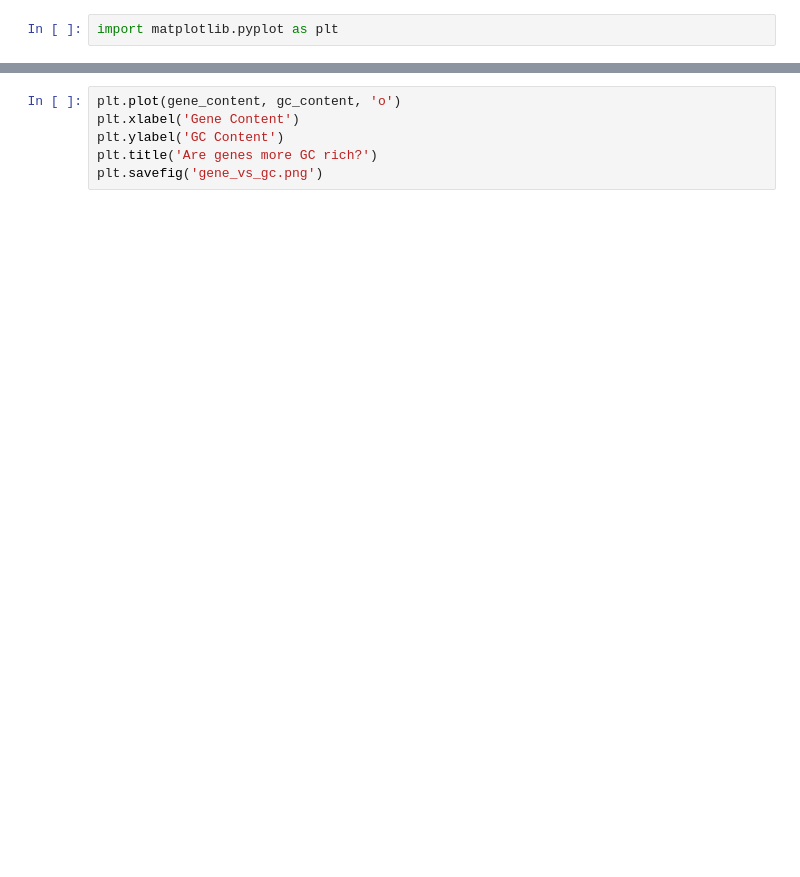
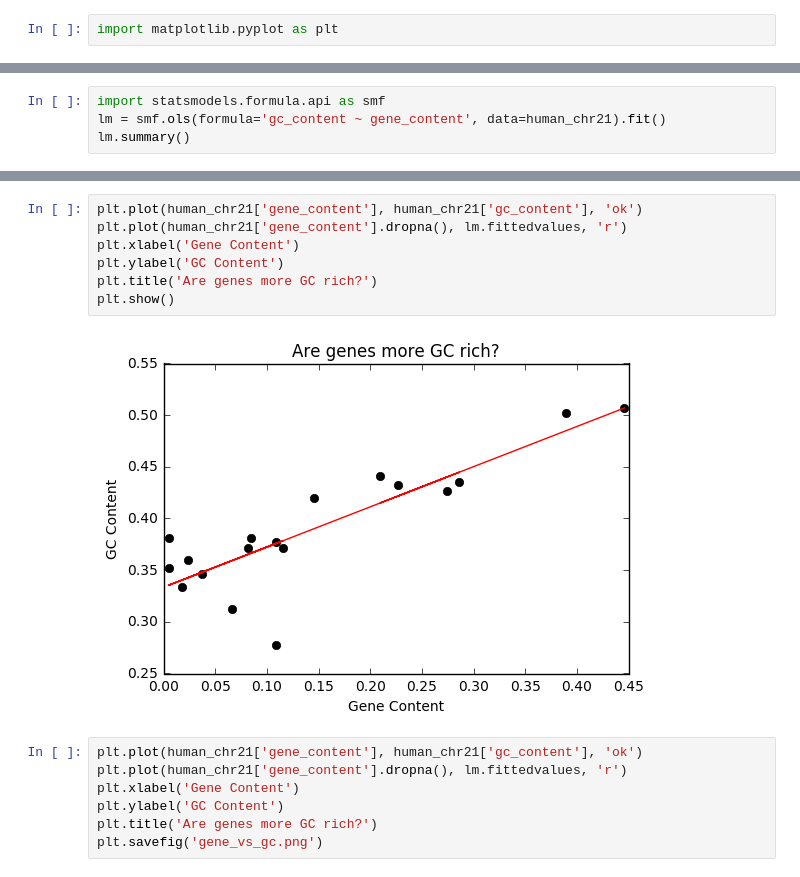
Before and after one commit to AnnaWilliford/2016-12-09-ucsf_Python, a Jupyter notebook: workshop/01_day/01_am/code/day1_python_intro.ipynb, the cells around one changed output, grey strips where cells are left out. Cells and saved outputs as stored; diff of their text form; blank space fills up the shorter version.

```diff
--- a/workshop/01_day/01_am/code/day1_python_intro.ipynb
+++ b/workshop/01_day/01_am/code/day1_python_intro.ipynb
@@ -335,3 +335,7 @@ plt.title('Are genes more GC rich?')
 plt.show()
 # %% [output]
 [figure]
+# %%
+import statsmodels.formula.api as smf
+lm = smf.ols(formula='gc_content ~ gene_content', data=human_chr21).fit()
+lm.summary()
@@ -338,5 +360,15 @@ plt.show()
+# %%
+plt.plot(human_chr21['gene_content'], human_chr21['gc_content'], 'ok')
+plt.plot(human_chr21['gene_content'].dropna(), lm.fittedvalues, 'r')
+plt.xlabel('Gene Content')
+plt.ylabel('GC Content')
+plt.title('Are genes more GC rich?')
+plt.show()
+# %% [output]
+[figure, added]
 # %%
-plt.plot(gene_content, gc_content, 'o')
+plt.plot(human_chr21['gene_content'], human_chr21['gc_content'], 'ok')
+plt.plot(human_chr21['gene_content'].dropna(), lm.fittedvalues, 'r')
 plt.xlabel('Gene Content')
 plt.ylabel('GC Content')
 plt.title('Are genes more GC rich?')
```
Also changed, not shown: parts of 9 cells of this notebook, 6 other files.
